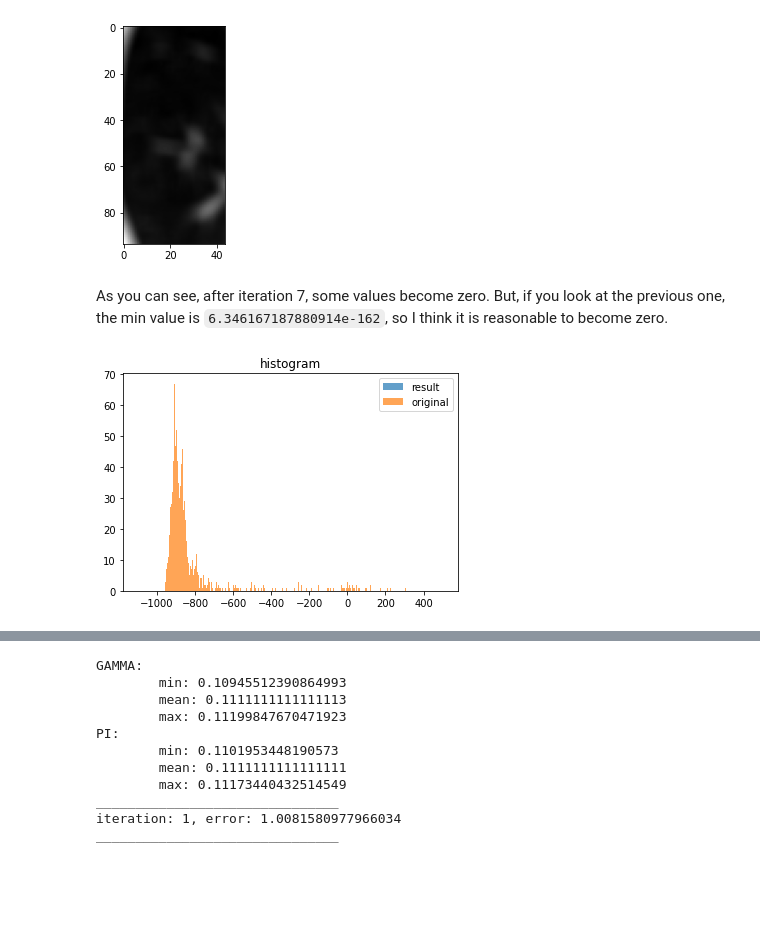
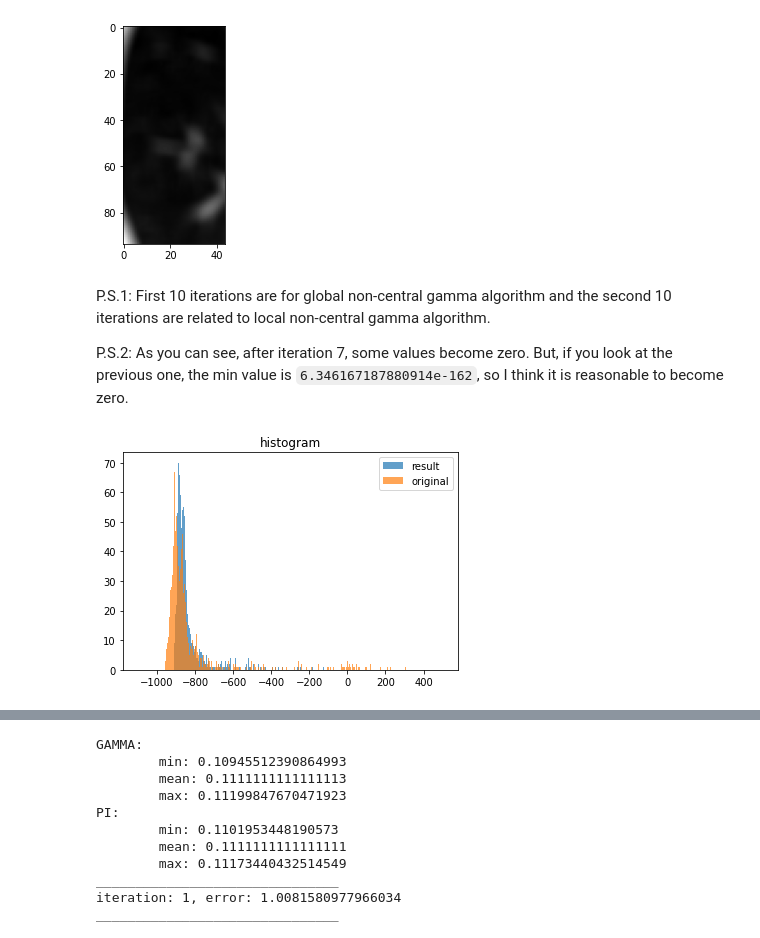
Before and after one commit to s-mostafa-a/CT-noise-statistical-characterization, a Jupyter notebook: notebooks/some_detail.ipynb, the cells around one changed output, grey strips where cells are left out. Drawn from its saved outputs; the diff is of its cells as text; code cells hidden in the pictures; blank space fills up the shorter version.

```diff
--- a/notebooks/some_detail.ipynb
+++ b/notebooks/some_detail.ipynb
@@ -272,20 +272,23 @@ iteration: 10, error: 2.966156425656492e-11
 _______________________________
 [figure]
 # %% [markdown]
-As you can see, after iteration 7, some values become zero. But, if you look at the previous one, the min value is `6.346167187880914e-162`, so I think it is reasonable to become zero.
+P.S.1: First 10 iterations are for global non-central gamma algorithm and the second 10 iterations are related to local non-central gamma algorithm.
+
+
+P.S.2: As you can see, after iteration 7, some values become zero. But, if you look at the previous one, the min value is `6.346167187880914e-162`, so I think it is reasonable to become zero.
 # %%
 origi = tissue1[3:-3, 3:-3]
-flat_resul = resul.flatten() - 1030
+flat_resul = resul.flatten() + delta
 flat_origi = origi.flatten()
 ax = plt.subplot(1, 1, 1)
 bins = list(np.arange(-1100, 500, 1))
 ax.hist(flat_resul, bins=bins, alpha=0.7, label='result')
 ax.hist(flat_origi, bins=bins, alpha=0.7, label='original')
 plt.legend(loc='upper right')
 plt.title("histogram")
 plt.show()
 # %% [output]
-[figure, old version]
+[figure, new version]
 # %% [markdown]
 Now, trying the second approach:
 ![](../resources/figs/end.png)
```
Also changed, not shown: parts of 2 cells of this notebook.
